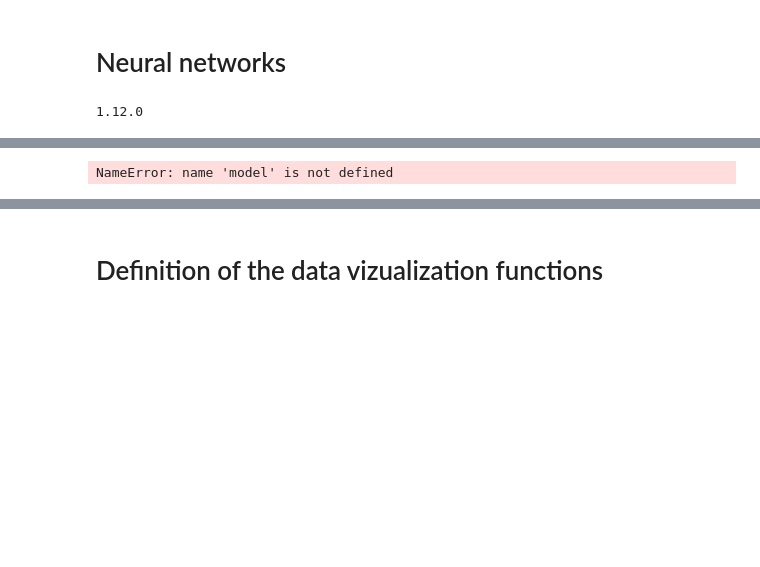
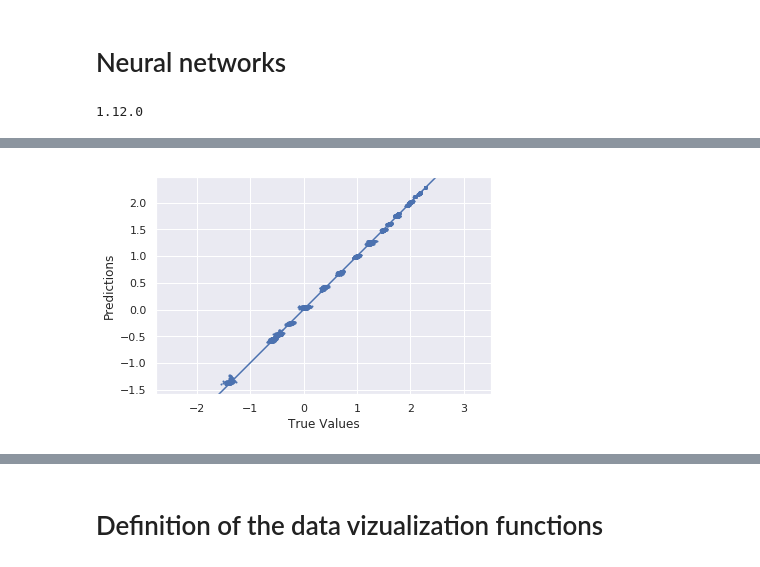
Before and after one commit to WilliamCappelletti/ML_CS433_project2, a Jupyter notebook: src/exploration.ipynb, the cells around one changed output, grey strips where cells are left out. Cells and saved outputs as stored; diff of their text form; code cells hidden in the pictures; blank space fills up the shorter version.

```diff
--- a/src/exploration.ipynb
+++ b/src/exploration.ipynb
@@ -93,8 +90,16 @@ _________________________________________________________________
 # %%
 model = build_model()
 
+# Display training progress by printing a single dot for each completed epoch
+class PrintDot(keras.callbacks.Callback):
+  def on_epoch_end(self, epoch, logs):
+    if epoch % 100 == 0: print('')
+    print('.', end='')
+
+EPOCHS = 500
+
 # The patience parameter is the amount of epochs to check for improvement
-early_stop = keras.callbacks.EarlyStopping(monitor='val_loss', patience=20)
+early_stop = keras.callbacks.EarlyStopping(monitor='val_loss', patience=40)
 
 history = model.fit(train_data, train_labels, epochs=EPOCHS,
                     validation_split=0.2, verbose=0,
@@ -119,15 +124,15 @@ NameError: name 'history' is not defined
 # %%
 test_predictions = model.predict(test_data).flatten()
 
-plt.scatter(test_labels, test_predictions)
+plt.scatter(test_labels, test_predictions, s =1, alpha = 1)
 plt.xlabel('True Values')
 plt.ylabel('Predictions')
 plt.axis('equal')
 plt.xlim(plt.xlim())
 plt.ylim(plt.ylim())
 _ = plt.plot([-100, 100], [-100, 100])
 # %% [output]
-NameError: name 'model' is not defined
+[figure, added]
 # %%
 error = test_predictions - test_labels
 plt.hist(error, bins = 500)
```
Also changed, not shown: parts of 6 cells of this notebook.
